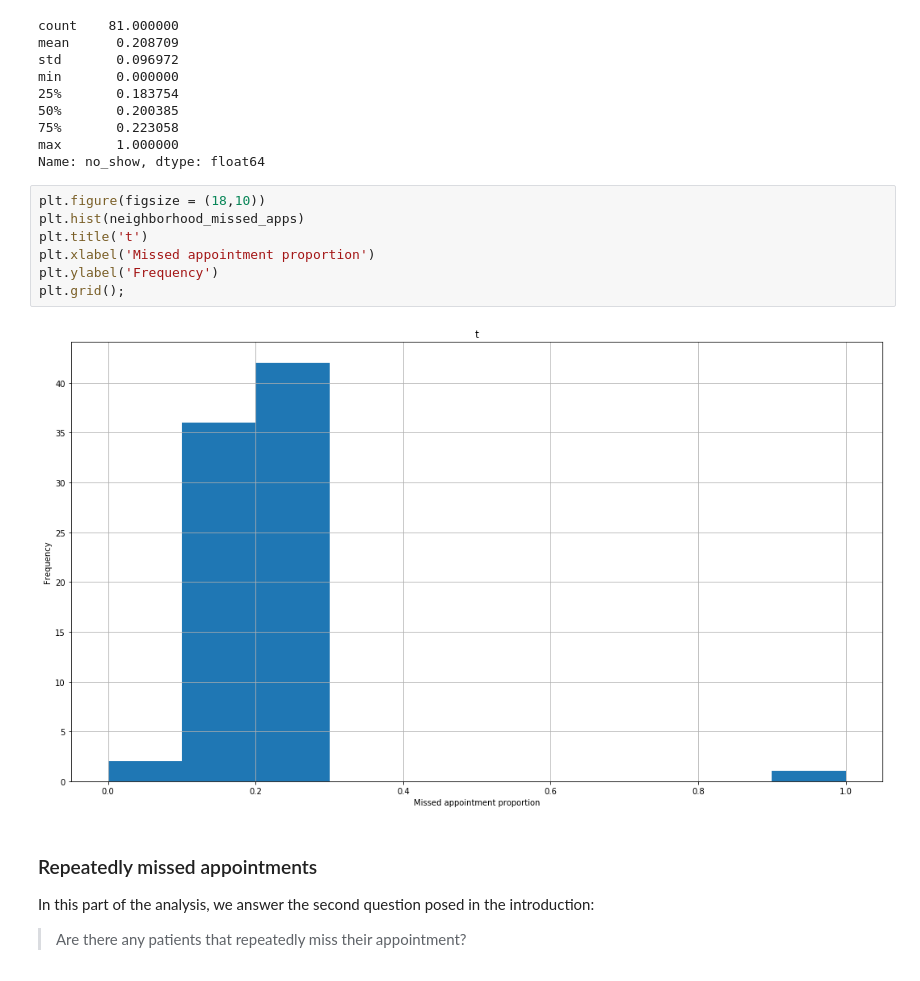
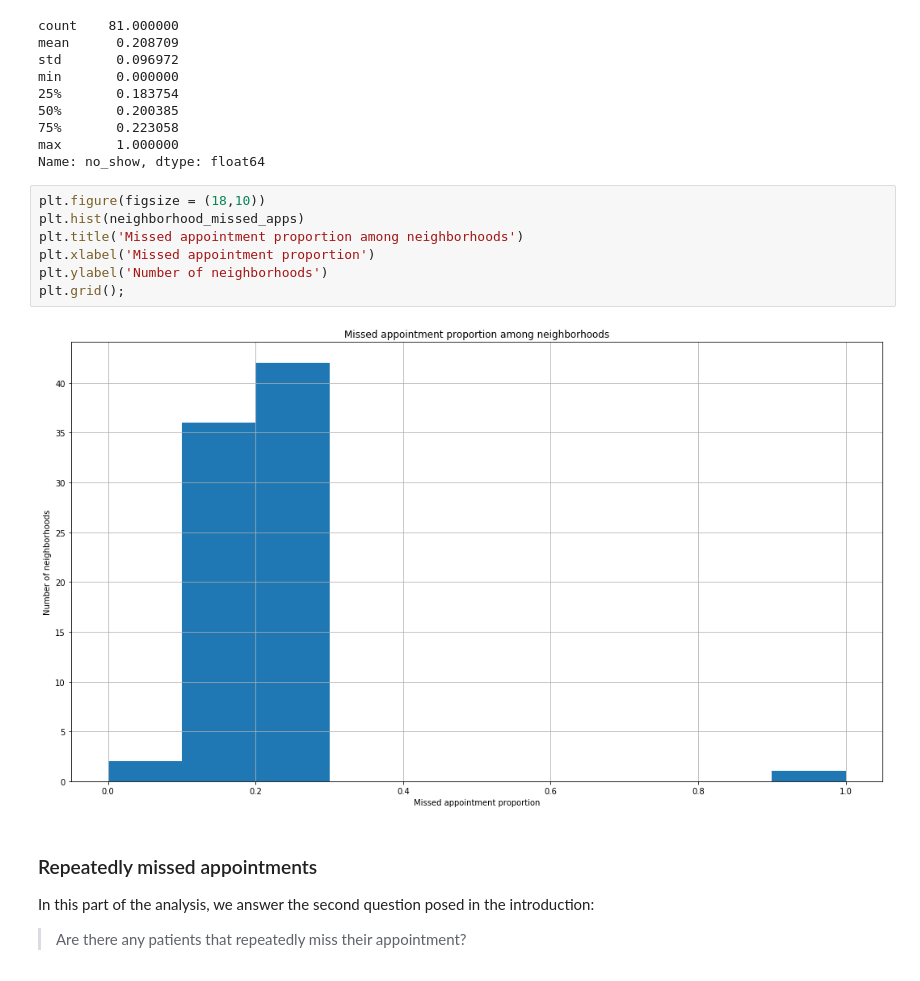
Before and after one commit to mhadjiantonis/missed_doc_apptmnts, a Jupyter notebook: missed_doc_apptmnt.ipynb, the cells around one changed output. Cells and saved outputs as stored; diff of their text form.

```diff
--- a/missed_doc_apptmnt.ipynb
+++ b/missed_doc_apptmnt.ipynb
@@ -298,12 +298,12 @@ Name: no_show, dtype: float64
 # %%
 plt.figure(figsize = (18,10))
 plt.hist(neighborhood_missed_apps)
-plt.title('t')
+plt.title('Missed appointment proportion among neighborhoods')
 plt.xlabel('Missed appointment proportion')
-plt.ylabel('Frequency')
+plt.ylabel('Number of neighborhoods')
 plt.grid();
 # %% [output]
-[figure, old version]
+[figure, new version]
 # %% [markdown]
 ### Repeatedly missed appointments
 In this part of the analysis, we answer the second question posed in the introduction:
```
Also changed, not shown: parts of 3 cells of this notebook.
